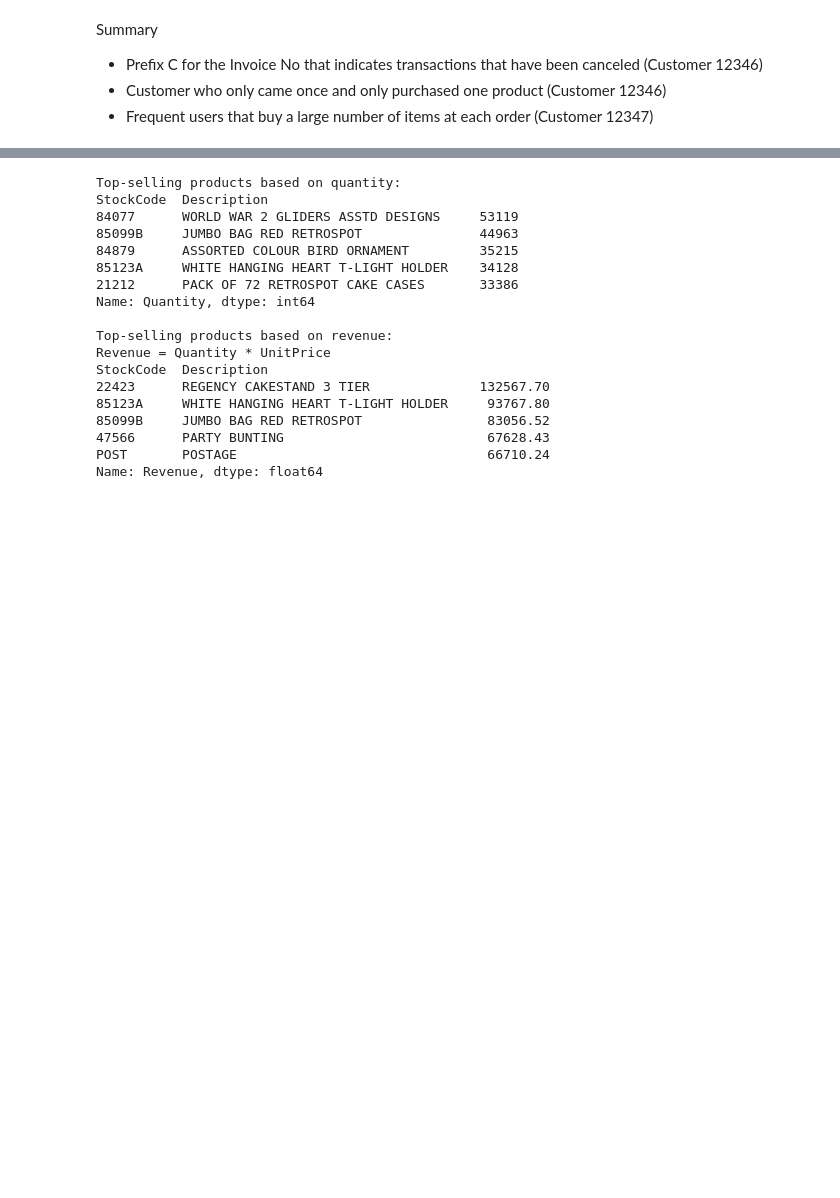
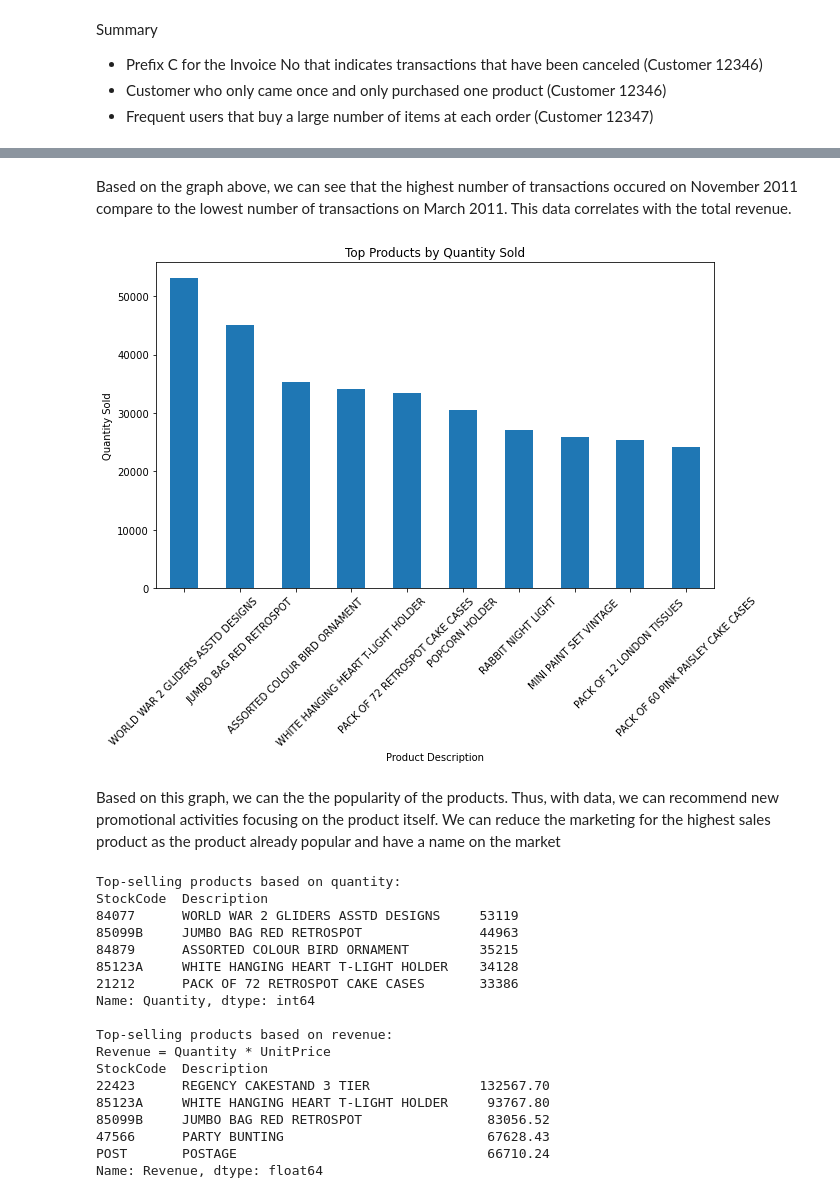
Before and after one commit to abkasa/aks, a Jupyter notebook: Data Scientist Interview - Assignment (Abdul Kadir)-Latest.ipynb, the cells around one changed output, grey strips where cells are left out. Drawn from its saved outputs; the diff is of its cells as text; code cells hidden in the pictures; blank space fills up the shorter version.

```diff
--- a/Data Scientist Interview - Assignment (Abdul Kadir)-Latest.ipynb
+++ b/Data Scientist Interview - Assignment (Abdul Kadir)-Latest.ipynb
@@ -240,3 +260,21 @@ Summary
+# %% [markdown]
+Based on the graph above, we can see that the highest number of transactions occured on November 2011 compare to the lowest number of transactions on March 2011. This data correlates with the total revenue.
+# %%
+# Group by product and calculate total quantity sold
+product_quantity = df.groupby("Description")["Quantity"].sum().sort_values(ascending=False)[:10]
+
+# Plot top products by quantity sold
+plt.figure(figsize=(10, 6))
+product_quantity.plot(kind="bar")
+plt.title("Top Products by Quantity Sold")
+plt.ylabel("Quantity Sold")
+plt.xlabel("Product Description")
+plt.xticks(rotation=45)
+plt.show()
+# %% [output]
+[figure, added]
+# %% [markdown]
+Based on this graph, we can the the popularity of the products. Thus, with data, we can recommend new promotional activities focusing on the product itself. We can reduce the marketing for the highest sales product as the product already popular and have a name on the market
 # %%
 #Product Analysis
 #Top-selling products based on quantity
```
Also changed, not shown: parts of 6 cells of this notebook.
